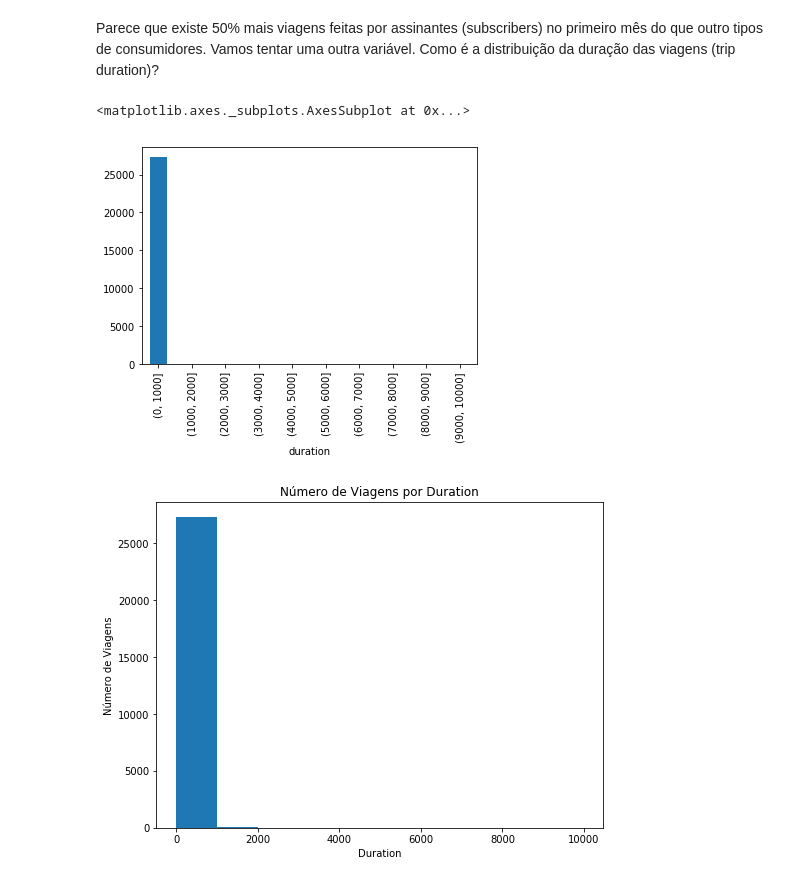
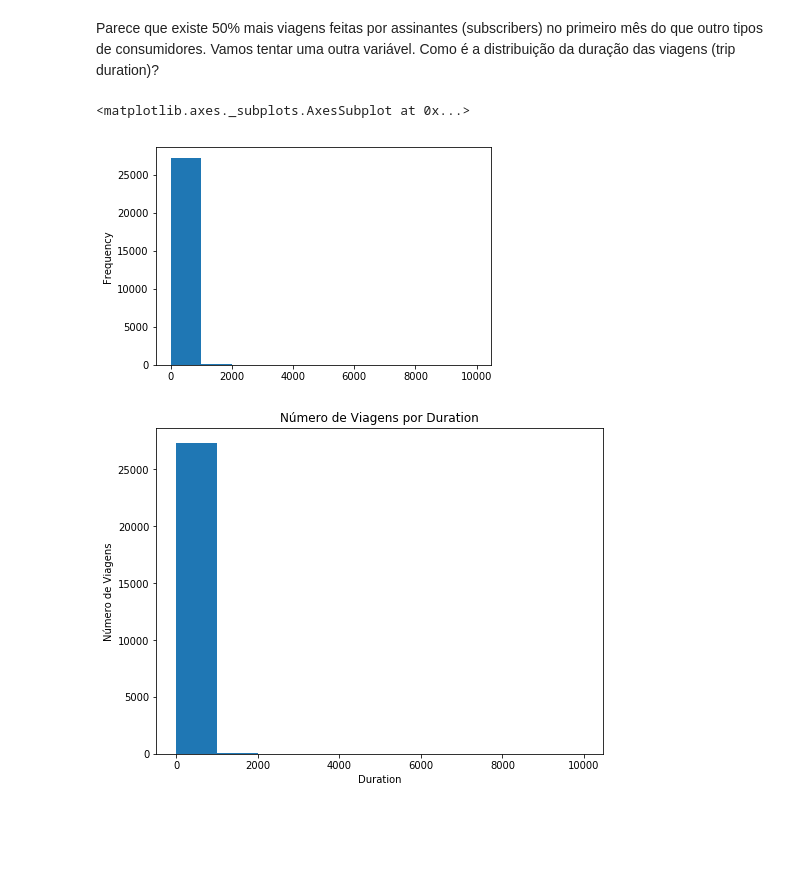
Before and after one commit to thiagojv/bikeshareanalysis, a Jupyter notebook: Analise_Bay_Area_Bike_Share-NDFDSI.ipynb, the cells around one changed output. Drawn from its saved outputs; the diff is of its cells as text; code cells hidden in the pictures; blank space fills up the shorter version.

```diff
--- a/Analise_Bay_Area_Bike_Share-NDFDSI.ipynb
+++ b/Analise_Bay_Area_Bike_Share-NDFDSI.ipynb
@@ -339,13 +339,10 @@ usage_plot(trip_data, 'subscription_type')
 Parece que existe 50% mais viagens feitas por assinantes (subscribers) no primeiro mês do que outro tipos de consumidores. Vamos tentar uma outra variável. Como é a distribuição da duração das viagens (trip duration)?
 # %%
 # TODO: Faça um gráfico baseado nas durações
-group = pd.cut(trip_data['duration'], np.arange(0, 11000, 1000))
-data = trip_data.groupby(group).count()['subscription_type']
-
-data.plot(kind='bar')
+trip_data['duration'].plot(kind='hist')
 # %% [output]
 <matplotlib.axes._subplots.AxesSubplot at 0x...>
-[figure, old version]
+[figure, new version]
 # %%
 # rode este comando abaixo caso esteja em dúvida quanto ao resultado esperado
 usage_plot(trip_data, 'duration')
```
Also changed, not shown: parts of 3 cells of this notebook, 3 other files.
